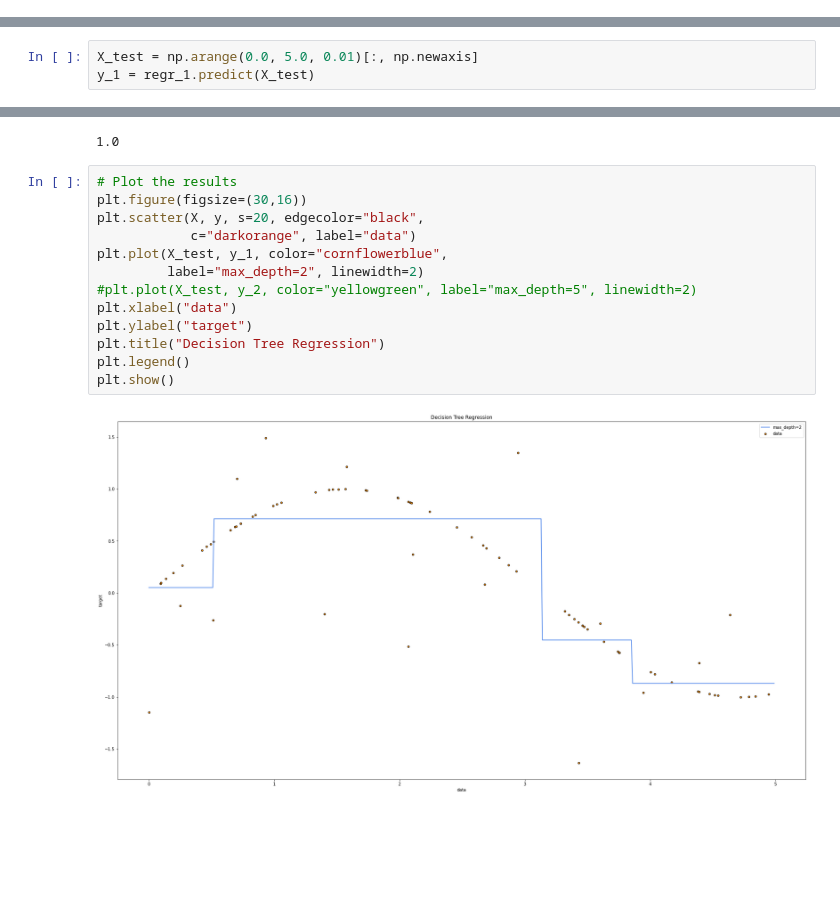
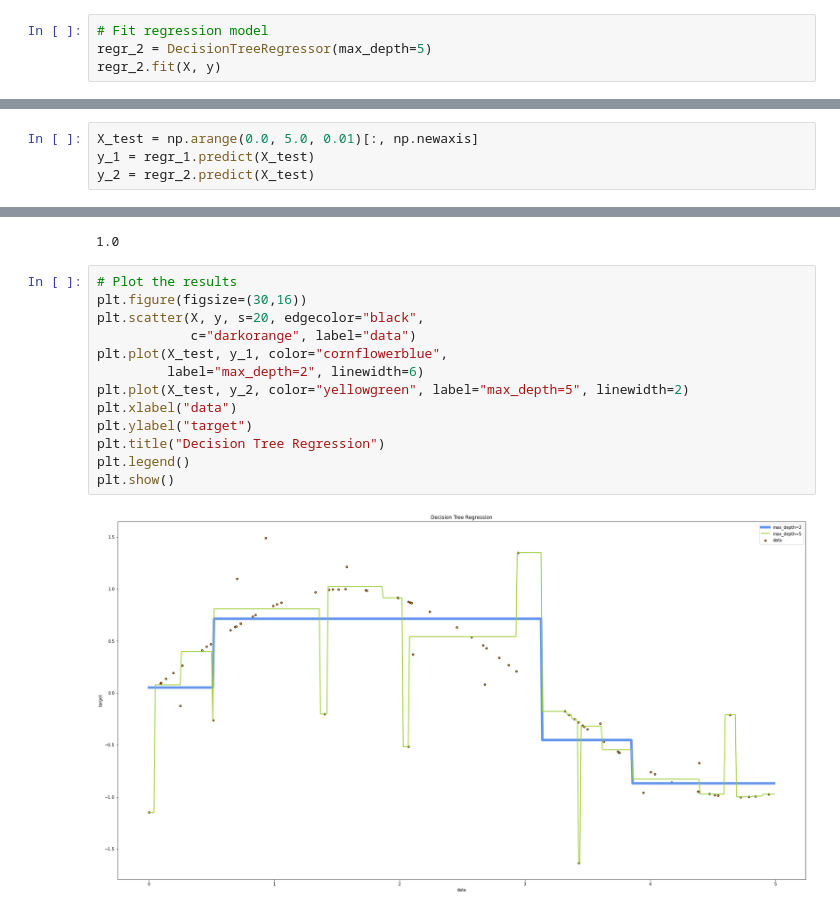
Before and after one commit to reddyprasade/Machine-Learning-with-Scikit-Learn-Python-3.x, a Jupyter notebook: Decision_Tree_Regressor.ipynb, the cells around one changed output, grey strips where cells are left out. Saved outputs shown, nothing was run; the diff lists cells and outputs as text; blank space fills up the shorter version.

```diff
--- a/Decision_Tree_Regressor.ipynb
+++ b/Decision_Tree_Regressor.ipynb
@@ -25,0 +35,4 @@ DecisionTreeRegressor(ccp_alpha=0.0, criterion='mse', max_depth=2,
+# %%
+# Fit regression model
+regr_2 = DecisionTreeRegressor(max_depth=5)
+regr_2.fit(X, y)
@@ -26,6 +46,7 @@ DecisionTreeRegressor(ccp_alpha=0.0, criterion='mse', max_depth=2,
 # %%
 X_test = np.arange(0.0, 5.0, 0.01)[:, np.newaxis]
 y_1 = regr_1.predict(X_test)
+y_2 = regr_2.predict(X_test)
 # %%
 Train_score = regr_1.score(X,y)
 Train_score
@@ -39,15 +60,15 @@ Test_score
 # %%
 # Plot the results
 plt.figure(figsize=(30,16))
 plt.scatter(X, y, s=20, edgecolor="black",
             c="darkorange", label="data")
 plt.plot(X_test, y_1, color="cornflowerblue",
-         label="max_depth=2", linewidth=2)
-#plt.plot(X_test, y_2, color="yellowgreen", label="max_depth=5", linewidth=2)
+         label="max_depth=2", linewidth=6)
+plt.plot(X_test, y_2, color="yellowgreen", label="max_depth=5", linewidth=2)
 plt.xlabel("data")
 plt.ylabel("target")
 plt.title("Decision Tree Regression")
 plt.legend()
 plt.show()
 # %% [output]
-[figure, old version]
+[figure, new version]
```
Also changed, not shown: parts of 4 cells of this notebook.
